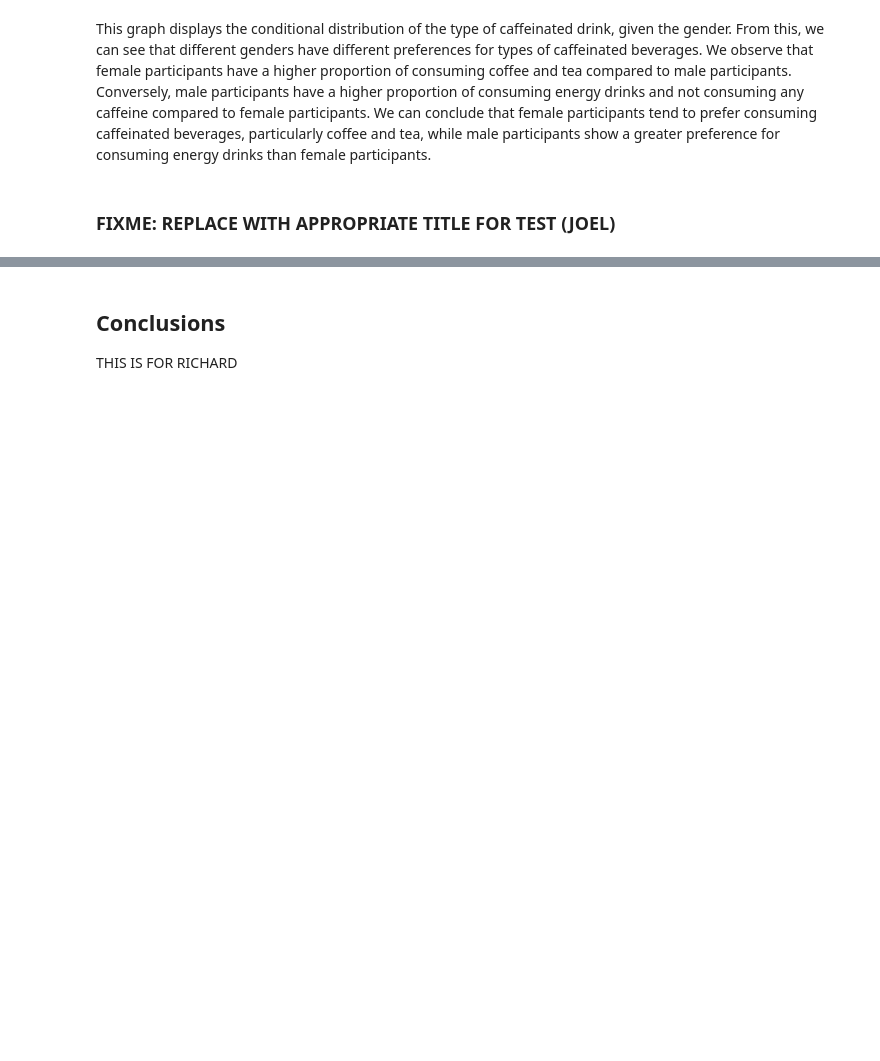
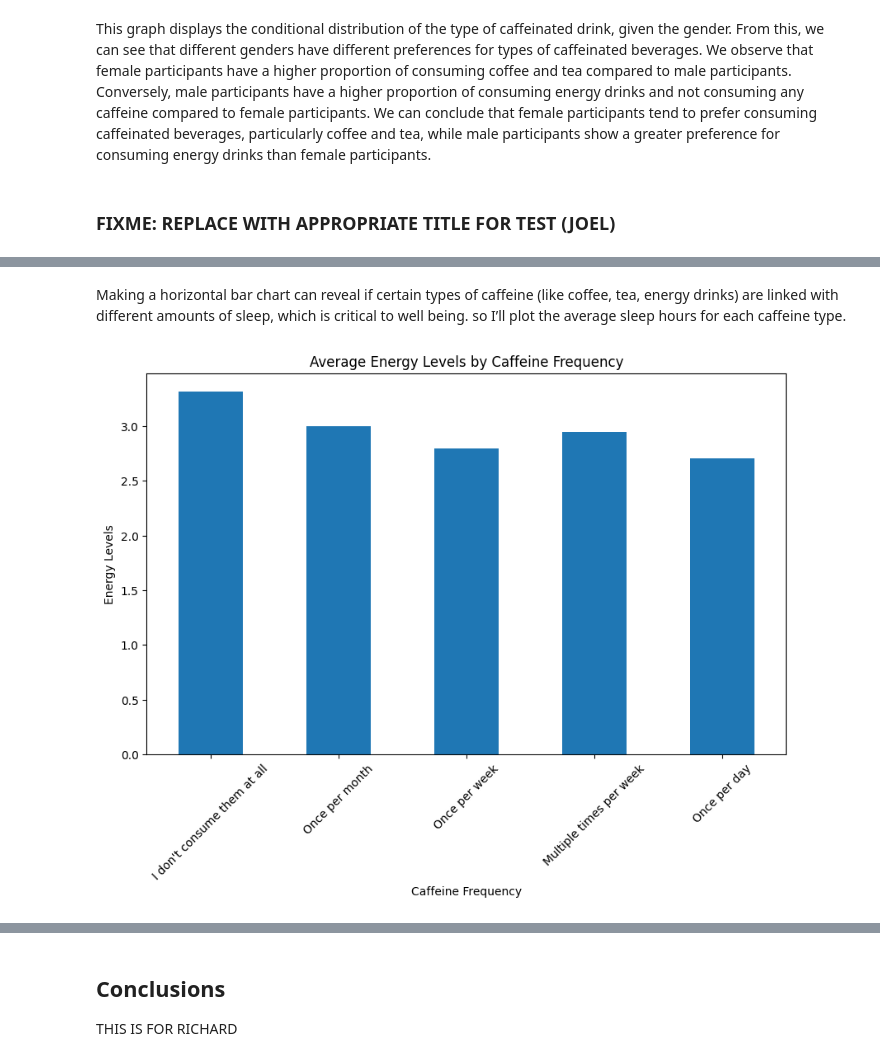
Before and after one commit to rzhou052/CS105-Mini-Project, a Jupyter notebook: Mini-Project.ipynb, the cells around one changed output, grey strips where cells are left out. Saved outputs shown, nothing was run; the diff lists cells and outputs as text; code cells hidden in the pictures; blank space fills up the shorter version.

```diff
--- a/Mini-Project.ipynb
+++ b/Mini-Project.ipynb
@@ -191,0 +210,15 @@ This graph displays the conditional distribution of the type of caffeinated drin
+# %% [markdown]
+Making a horizontal bar chart can reveal if certain types of caffeine (like coffee, tea, energy drinks) are linked with different amounts of sleep, which is critical to well being. so I’ll plot the average sleep hours for each caffeine type.
+# %%
+caffeine_freq_energy = df.groupby('caffeineFreq')['energyLevels'].mean()
+caffeine_freq_energy = caffeine_freq_energy.loc[["I don't consume them at all", "Once per month", "Once per week", "Multiple times per week", "Once per day"]]
+
+plt.figure(figsize=(10, 6))
+caffeine_freq_energy.plot(kind='bar')
+plt.title('Average Energy Levels by Caffeine Frequency')
+plt.xlabel('Caffeine Frequency')
+plt.ylabel('Energy Levels')
+plt.xticks(rotation=45)
+plt.show()
+# %% [output]
+[figure, added]
```
Also changed, not shown: parts of 9 cells of this notebook.
